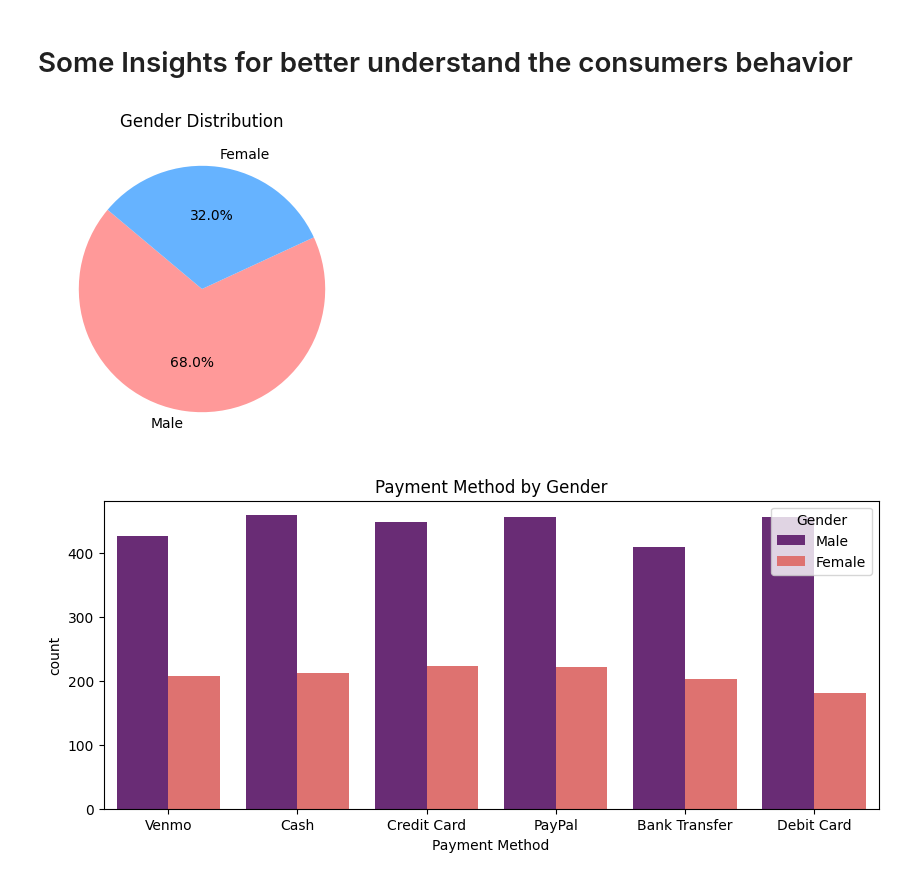
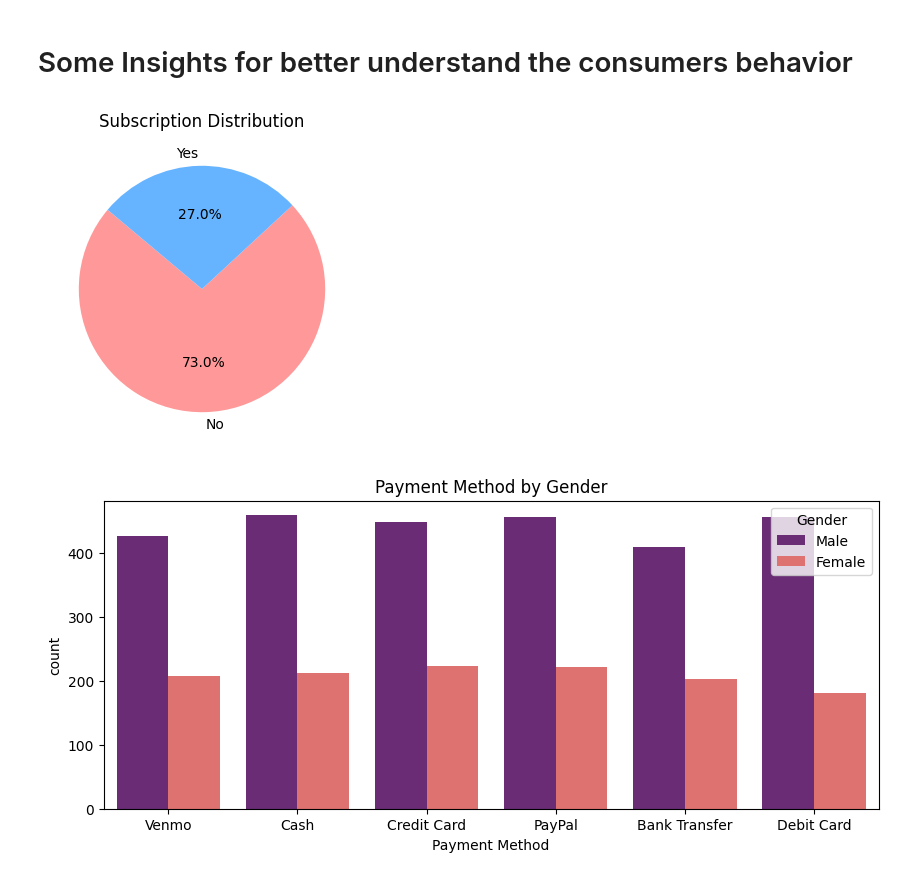
Before and after one commit to ShakilM26/Machine-Learning-Projects, a Jupyter notebook: consumer-behavior-analysis-insights/consumer-shopping-behavior-analysis-insights.ipynb, the cells around one changed output. Cells and saved outputs as stored; diff of their text form; code cells hidden in the pictures.

```diff
--- a/consumer-behavior-analysis-insights/consumer-shopping-behavior-analysis-insights.ipynb
+++ b/consumer-behavior-analysis-insights/consumer-shopping-behavior-analysis-insights.ipynb
@@ -10,7 +10,7 @@ import warnings
 warnings.filterwarnings("ignore", "is_categorical_dtype")
 warnings.filterwarnings("ignore", "use_inf_as_na")
 # %%
-df = pd.read_csv('/kaggle/input/consumer-behavior-and-shopping-habits-dataset/shopping_behavior_updated.csv')
+df = pd.read_csv(r'C:\Users\Shakil\Downloads\Compressed\shopping_behavior_updated.csv')
 df.head()
 # %% [output]
 |  | Customer ID | Age | Gender | Item Purchased | Category | Purchase Amount (USD) | Location | Size | ... |
@@ -284,16 +294,16 @@ plt.show()
 [figure]
 # %% [markdown]
 # Some Insights for better understand the consumers behavior
-# %%
-# Gender Distribution
-gender_counts = df['Gender'].value_counts()
-
-plt.figure(figsize=(4, 4))
-plt.pie(gender_counts, labels=gender_counts.index, autopct='%1.1f%%', startangle=140, colors=['#ff9999','#66b3ff'])
-plt.title('Gender Distribution')
-plt.show()
-# %% [output]
-[figure, removed]
+# %%
+# Gender Distribution
+subscription_count = df['Subscription Status'].value_counts()
+
+plt.figure(figsize=(4, 4))
+plt.pie(subscription_count, labels=subscription_count.index, autopct='%1.1f%%', startangle=140, colors=['#ff9999','#66b3ff'])
+plt.title('Subscription Distribution')
+plt.show()
+# %% [output]
+[figure, added]
 # %%
 # Favorite Payment method by Gender
 
```
Also changed, not shown: parts of 4 cells of this notebook.
